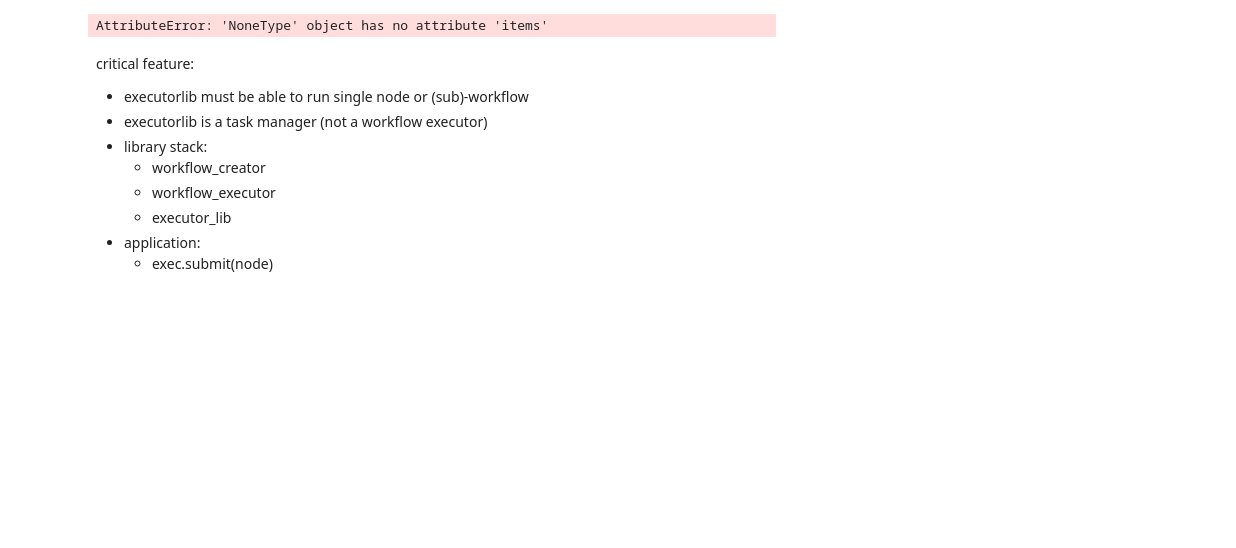
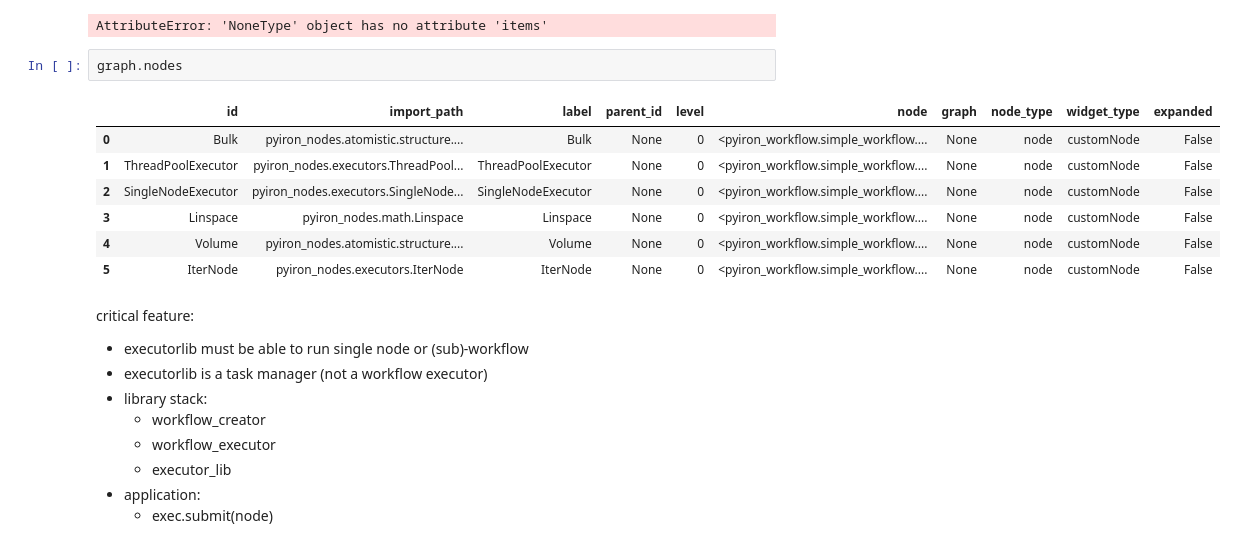
Before and after one commit to pyiron/pyiron_core, a Jupyter notebook: notebooks/liam/cecam.ipynb, the cells around one changed output. Saved outputs shown, nothing was run; the diff lists cells and outputs as text; blank space fills up the shorter version.

```diff
--- a/notebooks/liam/cecam.ipynb
+++ b/notebooks/liam/cecam.ipynb
@@ -1475,6 +1475,16 @@ graph = _load_graph("calphy2.json")
 pull_node(get_updated_graph(graph), "LiquidFreeEnergyWithTemperature")
 # %% [output]
 AttributeError: 'NoneType' object has no attribute 'items'
+# %%
+graph.nodes
+# %% [output]
+|  | id | import_path | label | parent_id | level | node | graph | node_type | widget_type | expanded |
+| 0 | Bulk | pyiron_nodes.atomistic.structure.... | Bulk | None | 0 | <pyiron_workflow.simple_workflow.... | None | node | customNode | False |
+| 1 | ThreadPoolExecutor | pyiron_nodes.executors.ThreadPool... | ThreadPoolExecutor | None | 0 | <pyiron_workflow.simple_workflow.... | None | node | customNode | False |
+| 2 | SingleNodeExecutor | pyiron_nodes.executors.SingleNode... | SingleNodeExecutor | None | 0 | <pyiron_workflow.simple_workflow.... | None | node | customNode | False |
+| 3 | Linspace | pyiron_nodes.math.Linspace | Linspace | None | 0 | <pyiron_workflow.simple_workflow.... | None | node | customNode | False |
+| 4 | Volume | pyiron_nodes.atomistic.structure.... | Volume | None | 0 | <pyiron_workflow.simple_workflow.... | None | node | customNode | False |
+| 5 | IterNode | pyiron_nodes.executors.IterNode | IterNode | None | 0 | <pyiron_workflow.simple_workflow.... | None | node | customNode | False |
 # %% [markdown]
 critical feature:
 - executorlib must be able to run single node or (sub)-workflow
```
